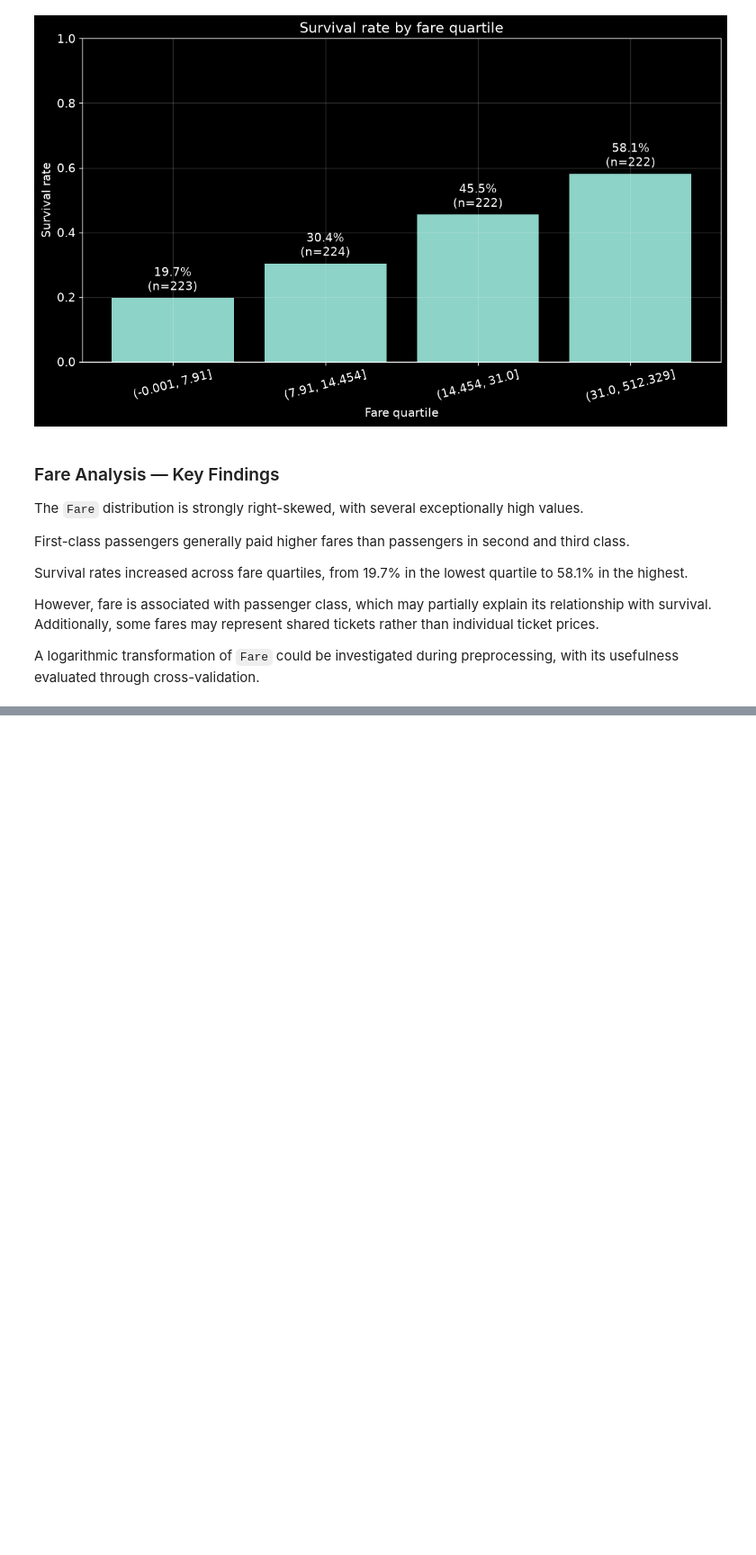
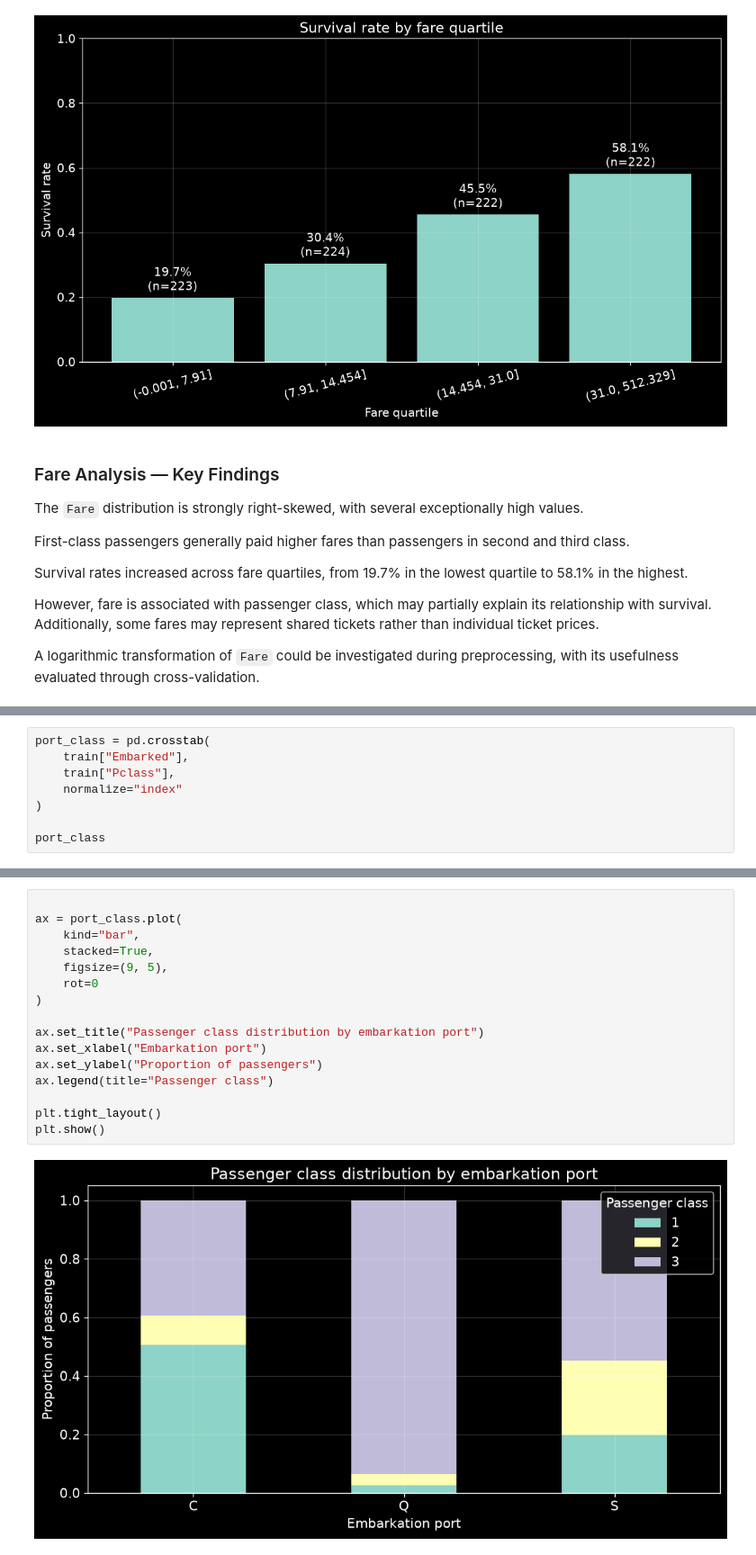
Before and after one commit to eruLawliettt/titanic-ml, a Jupyter notebook: notebooks/01_eda.ipynb, the cells around one changed output, grey strips where cells are left out. Shown at 90% size. Drawn from its saved outputs; the diff is of its cells as text; blank space fills up the shorter version.

```diff
--- a/notebooks/01_eda.ipynb
+++ b/notebooks/01_eda.ipynb
@@ -635,0 +717,8 @@ A logarithmic transformation of `Fare` could be investigated during preprocessin
+# %%
+port_class = pd.crosstab(
+    train["Embarked"],
+    train["Pclass"],
+    normalize="index"
+)
+
+port_class
@@ -635,0 +731,18 @@ A logarithmic transformation of `Fare` could be investigated during preprocessin
+# %%
+
+ax = port_class.plot(
+    kind="bar",
+    stacked=True,
+    figsize=(9, 5),
+    rot=0
+)
+
+ax.set_title("Passenger class distribution by embarkation port")
+ax.set_xlabel("Embarkation port")
+ax.set_ylabel("Proportion of passengers")
+ax.legend(title="Passenger class")
+
+plt.tight_layout()
+plt.show()
+# %% [output]
+[figure, added]
```
Also changed, not shown: parts of 26 cells of this notebook, 3 other files.
